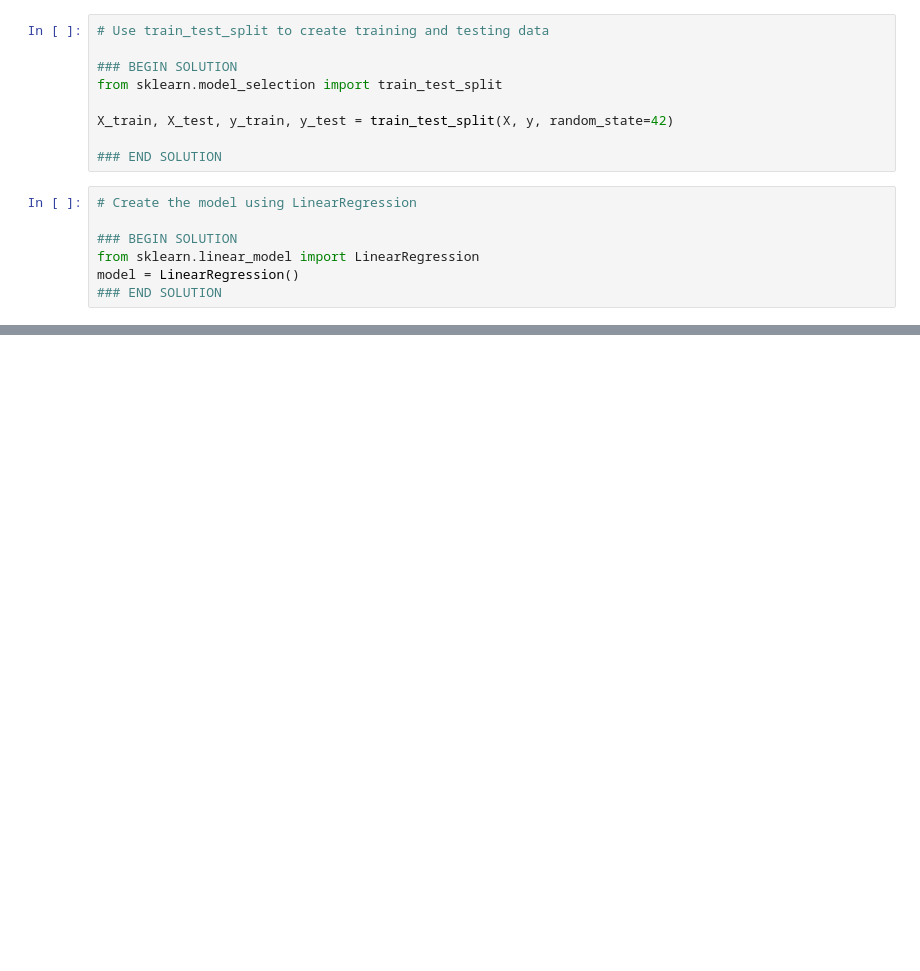
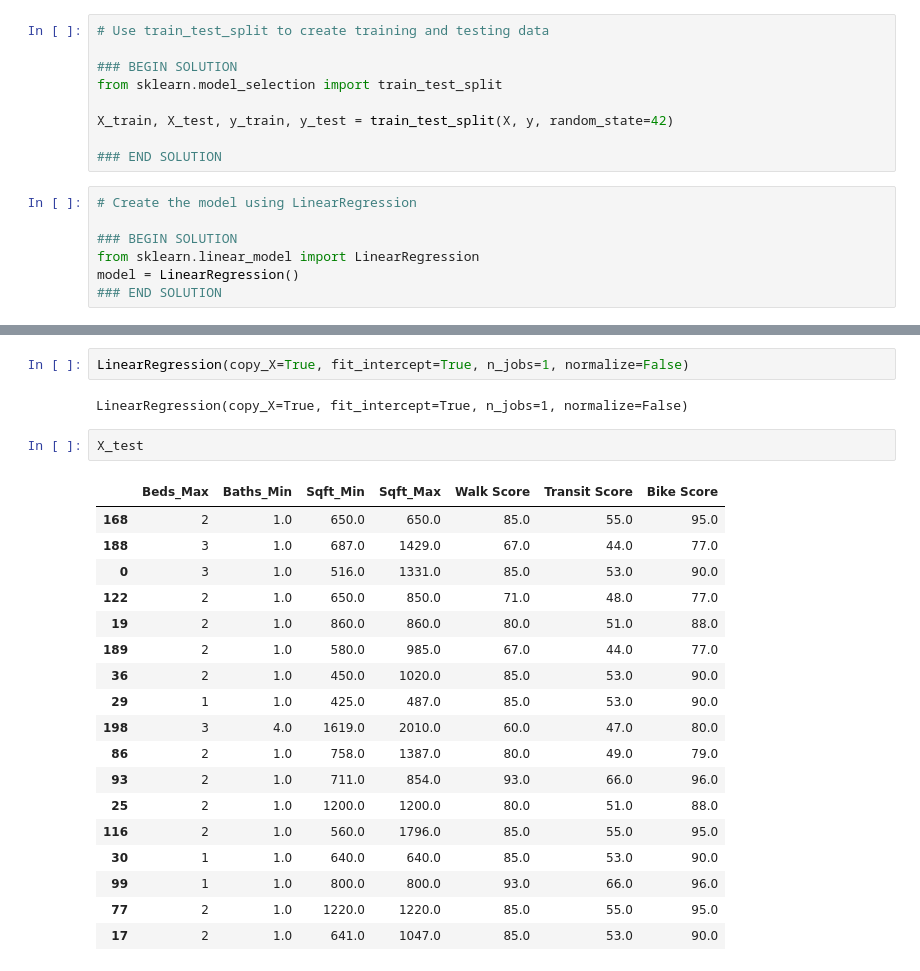
Before and after one commit to Samuel-Rotbart/Final_Project, a Jupyter notebook: Yes.ipynb, the cells around one changed output, grey strips where cells are left out. Drawn from its saved outputs; the diff is of its cells as text; blank space fills up the shorter version.

```diff
--- a/Yes.ipynb
+++ b/Yes.ipynb
@@ -83,0 +93,25 @@ Text(0.5, 1.0, 'Residual Plot')
+# %%
+LinearRegression(copy_X=True, fit_intercept=True, n_jobs=1, normalize=False)
+# %% [output]
+LinearRegression(copy_X=True, fit_intercept=True, n_jobs=1, normalize=False)
+# %%
+X_test
+# %% [output]
+|  | Beds_Max | Baths_Min | Sqft_Min | Sqft_Max | Walk Score | Transit Score | Bike Score |
+| 168 | 2 | 1.0 | 650.0 | 650.0 | 85.0 | 55.0 | 95.0 |
+| 188 | 3 | 1.0 | 687.0 | 1429.0 | 67.0 | 44.0 | 77.0 |
+| 0 | 3 | 1.0 | 516.0 | 1331.0 | 85.0 | 53.0 | 90.0 |
+| 122 | 2 | 1.0 | 650.0 | 850.0 | 71.0 | 48.0 | 77.0 |
+| 19 | 2 | 1.0 | 860.0 | 860.0 | 80.0 | 51.0 | 88.0 |
+| 189 | 2 | 1.0 | 580.0 | 985.0 | 67.0 | 44.0 | 77.0 |
+| 36 | 2 | 1.0 | 450.0 | 1020.0 | 85.0 | 53.0 | 90.0 |
+| 29 | 1 | 1.0 | 425.0 | 487.0 | 85.0 | 53.0 | 90.0 |
+| 198 | 3 | 4.0 | 1619.0 | 2010.0 | 60.0 | 47.0 | 80.0 |
+| 86 | 2 | 1.0 | 758.0 | 1387.0 | 80.0 | 49.0 | 79.0 |
+| 93 | 2 | 1.0 | 711.0 | 854.0 | 93.0 | 66.0 | 96.0 |
+| 25 | 2 | 1.0 | 1200.0 | 1200.0 | 80.0 | 51.0 | 88.0 |
+| 116 | 2 | 1.0 | 560.0 | 1796.0 | 85.0 | 55.0 | 95.0 |
+| 30 | 1 | 1.0 | 640.0 | 640.0 | 85.0 | 53.0 | 90.0 |
+| 99 | 1 | 1.0 | 800.0 | 800.0 | 93.0 | 66.0 | 96.0 |
+| 77 | 2 | 1.0 | 1220.0 | 1220.0 | 85.0 | 55.0 | 95.0 |
+| 17 | 2 | 1.0 | 641.0 | 1047.0 | 85.0 | 53.0 | 90.0 |
```
Also changed, not shown: parts of 11 cells of this notebook, 2 other files.
